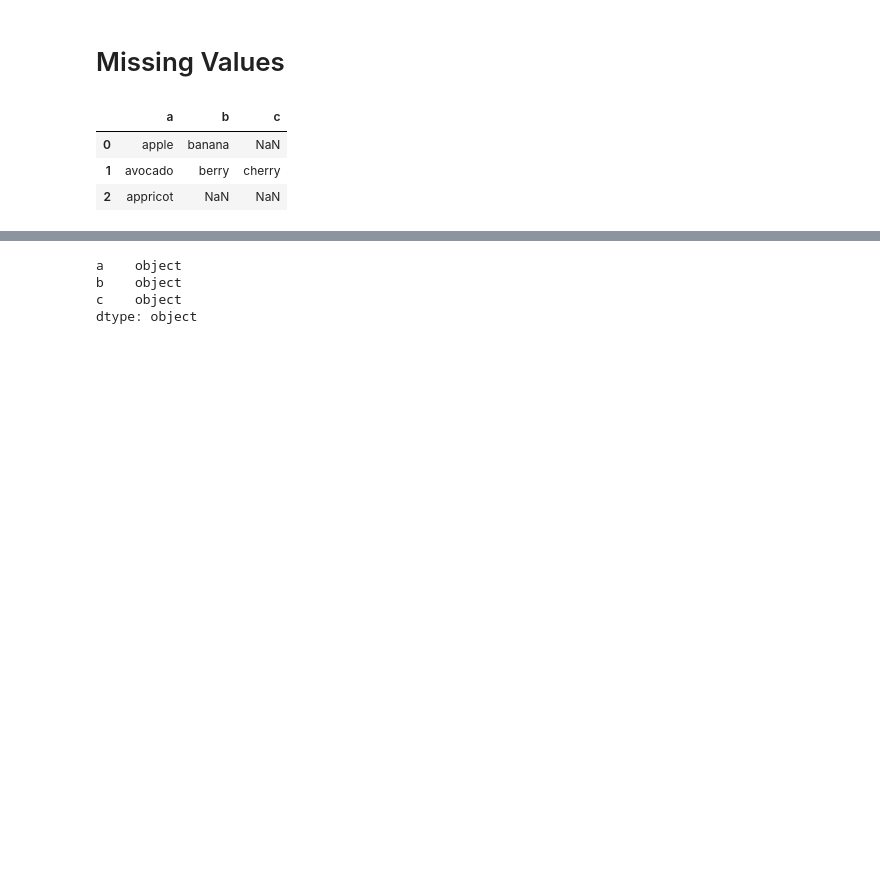
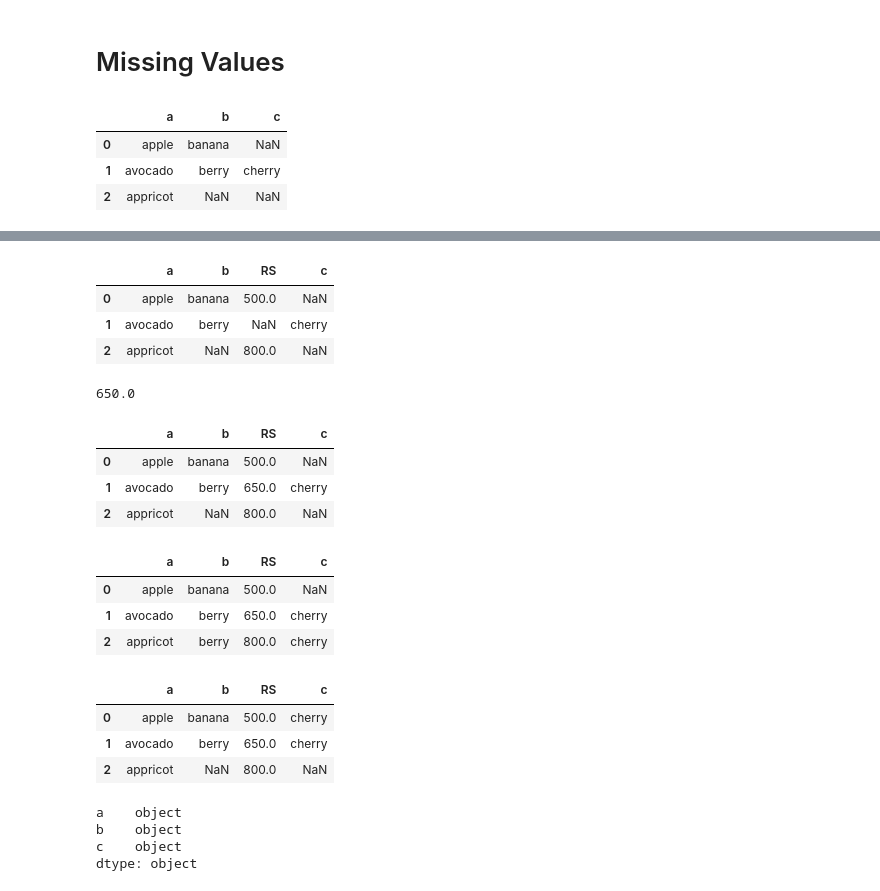
Before and after one commit to ashmi721/Data_Science_Class, a Jupyter notebook: Pandas/Introduction_to_DataFrame_DS600_D5.ipynb, the cells around one changed output, grey strips where cells are left out. Saved outputs shown, nothing was run; the diff lists cells and outputs as text; code cells hidden in the pictures; blank space fills up the shorter version.

```diff
--- a/Pandas/Introduction_to_DataFrame_DS600_D5.ipynb
+++ b/Pandas/Introduction_to_DataFrame_DS600_D5.ipynb
@@ -276,3 +272,45 @@ df
+# %%
+# create new dataframe To fill the nan value
+sample_data =[
+  {'a':'apple','b':'banana','RS':500},{'a':'avocado','b':'berry','c':'cherry'},{'a':'appricot','RS':800}
+]
+df= pd.DataFrame(sample_data)
+df
+# %% [output]
+|  | a | b | RS | c |
+| 0 | apple | banana | 500.0 | NaN |
+| 1 | avocado | berry | NaN | cherry |
+| 2 | appricot | NaN | 800.0 | NaN |
+# %%
+# We fill the numerical nan value to calculate the mean
+df['RS'].mean()
+# %% [output]
+650.0
+# %%
+# fill the calculate mean value to the nan this is the right way to fill the numerical nan value
+import numpy as np
+df['RS'] = df['RS'].replace(np.NaN,650)
+df
+# %% [output]
+|  | a | b | RS | c |
+| 0 | apple | banana | 500.0 | NaN |
+| 1 | avocado | berry | 650.0 | cherry |
+| 2 | appricot | NaN | 800.0 | NaN |
+# %%
+# we can fill the category/string nan value in the 2 way (ffill/bfill)
+df.fillna(method='ffill') # fill the first value to back
+# %% [output]
+|  | a | b | RS | c |
+| 0 | apple | banana | 500.0 | NaN |
+| 1 | avocado | berry | 650.0 | cherry |
+| 2 | appricot | berry | 800.0 | cherry |
+# %%
+df.fillna(method='bfill') # fill the back value to first
+# %% [output]
+|  | a | b | RS | c |
+| 0 | apple | banana | 500.0 | cherry |
+| 1 | avocado | berry | 650.0 | cherry |
+| 2 | appricot | NaN | 800.0 | NaN |
 # %%
 df.dtypes
 # %% [output]
```
Also changed, not shown: parts of 4 cells of this notebook, 1 other file.
